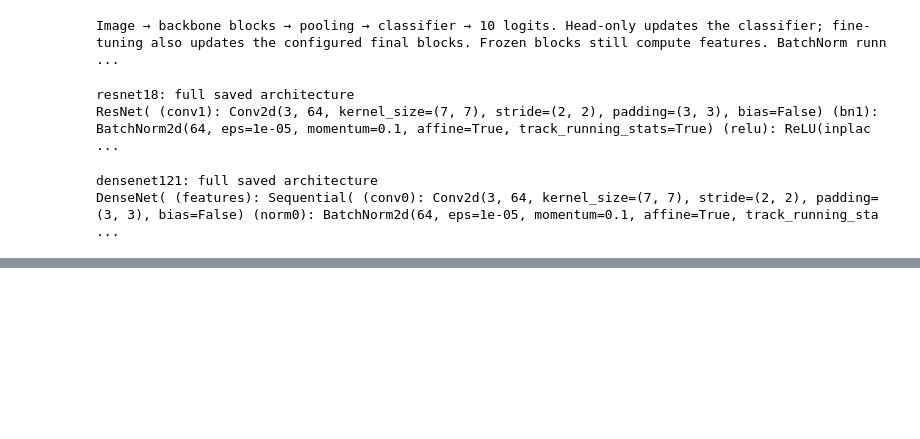
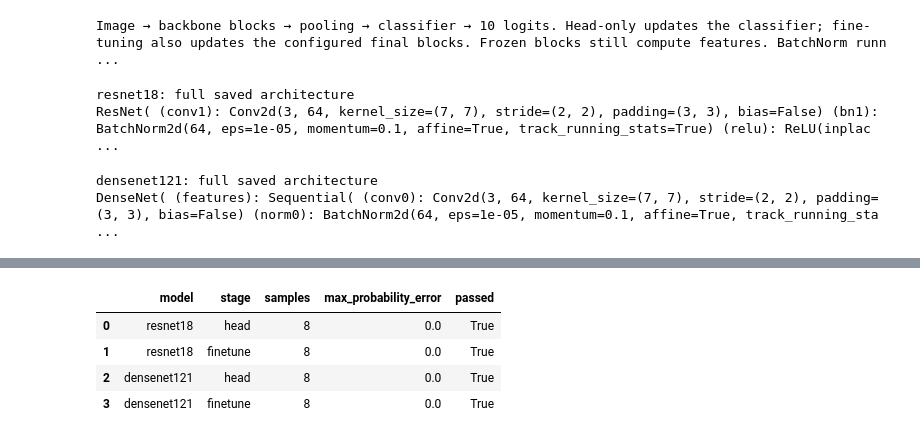
Before and after one commit to lacthui06/Lab-DL, a Jupyter notebook: labs/lab02/notebooks/02_lab02_modeling-kaggle.ipynb, the cells around one changed output, grey strips where cells are left out. Saved outputs shown, nothing was run; the diff lists cells and outputs as text; code cells hidden in the pictures; blank space fills up the shorter version.

```diff
--- a/labs/lab02/notebooks/02_lab02_modeling-kaggle.ipynb
+++ b/labs/lab02/notebooks/02_lab02_modeling-kaggle.ipynb
@@ -161,0 +192,8 @@ Live TensorBoard needs event files: tensorboard --logdir outputs/runs --port 600
+# %%
+view.roundtrip(RUN)
+# %% [output]
+|  | model | stage | samples | max_probability_error | passed |
+| 0 | resnet18 | head | 8 | 0.0 | True |
+| 1 | resnet18 | finetune | 8 | 0.0 | True |
+| 2 | densenet121 | head | 8 | 0.0 | True |
+| 3 | densenet121 | finetune | 8 | 0.0 | True |
```
Also changed, not shown: parts of 29 cells of this notebook, 49 other files.
